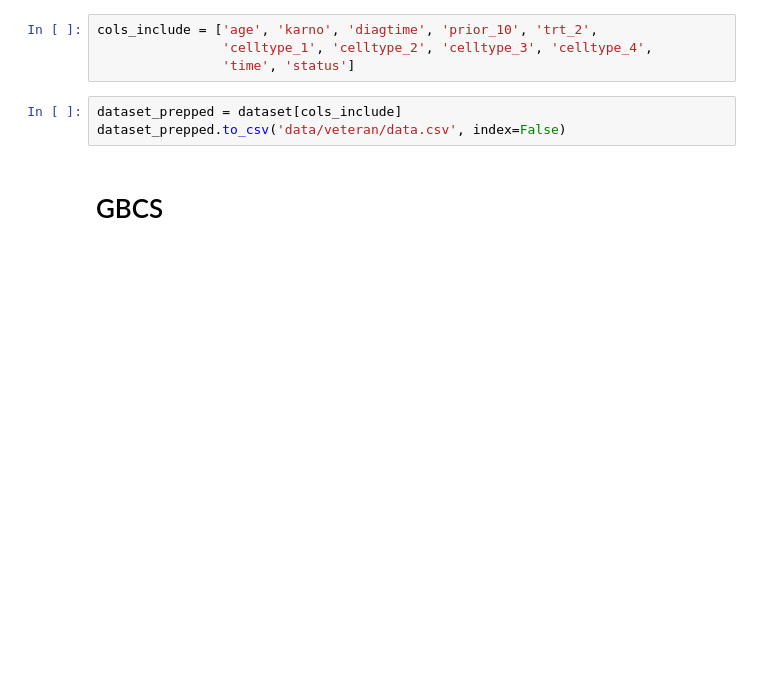
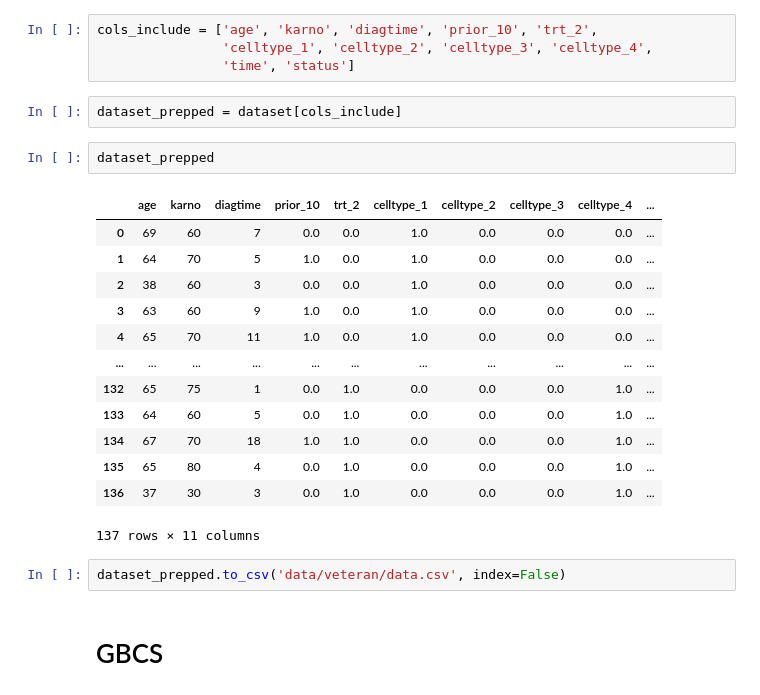
Before and after one commit to ipa/pymc-survival, a Jupyter notebook: examples/experiments/prepare_data.ipynb, the cells around one changed output. Saved outputs shown, nothing was run; the diff lists cells and outputs as text; blank space fills up the shorter version.

```diff
--- a/examples/experiments/prepare_data.ipynb
+++ b/examples/experiments/prepare_data.ipynb
@@ -115,7 +180,24 @@ cols_include = ['age', 'karno', 'diagtime', 'prior_10', 'trt_2',
                 'time', 'status']
 # %%
 dataset_prepped = dataset[cols_include]
-dataset_prepped.to_csv('data/veteran/data.csv', index=False)
+# %%
+dataset_prepped
+# %% [output]
+|  | age | karno | diagtime | prior_10 | trt_2 | celltype_1 | celltype_2 | celltype_3 | celltype_4 | ... |
+| 0 | 69 | 60 | 7 | 0.0 | 0.0 | 1.0 | 0.0 | 0.0 | 0.0 | ... |
+| 1 | 64 | 70 | 5 | 1.0 | 0.0 | 1.0 | 0.0 | 0.0 | 0.0 | ... |
+| 2 | 38 | 60 | 3 | 0.0 | 0.0 | 1.0 | 0.0 | 0.0 | 0.0 | ... |
+| 3 | 63 | 60 | 9 | 1.0 | 0.0 | 1.0 | 0.0 | 0.0 | 0.0 | ... |
+| 4 | 65 | 70 | 11 | 1.0 | 0.0 | 1.0 | 0.0 | 0.0 | 0.0 | ... |
+| ... | ... | ... | ... | ... | ... | ... | ... | ... | ... | ... |
+| 132 | 65 | 75 | 1 | 0.0 | 1.0 | 0.0 | 0.0 | 0.0 | 1.0 | ... |
+| 133 | 64 | 60 | 5 | 0.0 | 1.0 | 0.0 | 0.0 | 0.0 | 1.0 | ... |
+| 134 | 67 | 70 | 18 | 1.0 | 1.0 | 0.0 | 0.0 | 0.0 | 1.0 | ... |
+| 135 | 65 | 80 | 4 | 0.0 | 1.0 | 0.0 | 0.0 | 0.0 | 1.0 | ... |
+| 136 | 37 | 30 | 3 | 0.0 | 1.0 | 0.0 | 0.0 | 0.0 | 1.0 | ... |
+137 rows × 11 columns
+# %%
+dataset_prepped.to_csv('data/veteran/data.csv', index=False)
 # %% [markdown]
 # GBCS
 # %%
```
Also changed, not shown: parts of 8 cells of this notebook, 1 other file.
